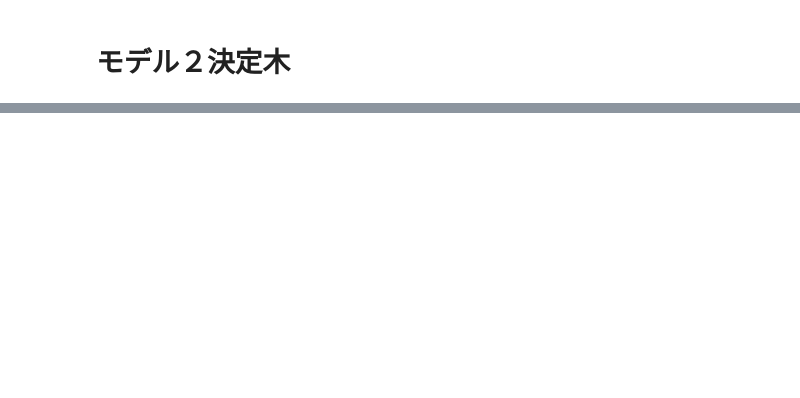
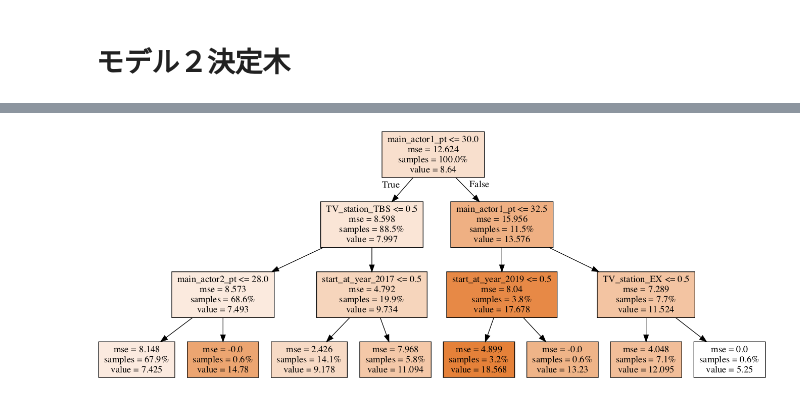
Before and after one commit to c-c-c-c/dm_integration, a Jupyter notebook: jupyter/myWrangling.ipynb, the cells around one changed output, grey strips where cells are left out. Saved outputs shown, nothing was run; the diff lists cells and outputs as text; code cells hidden in the pictures; blank space fills up the shorter version.

```diff
--- a/jupyter/myWrangling.ipynb
+++ b/jupyter/myWrangling.ipynb
@@ -266,10 +515,12 @@ for i in range(len(y_pred)):
 # %%
 dot_data = tree.export_graphviz(
     clf,
     out_file=None,
-    feature_names=iris.feature_names,
-    class_names=iris.target_names,
+    feature_names=X.columns,
+    class_names="average",
     filled=True,
     proportion=True)
 graph = pydotplus.graph_from_dot_data(dot_data)
 Image(graph.create_png())
+# %% [output]
+[figure, added]
```
Also changed, not shown: parts of 25 cells of this notebook.
